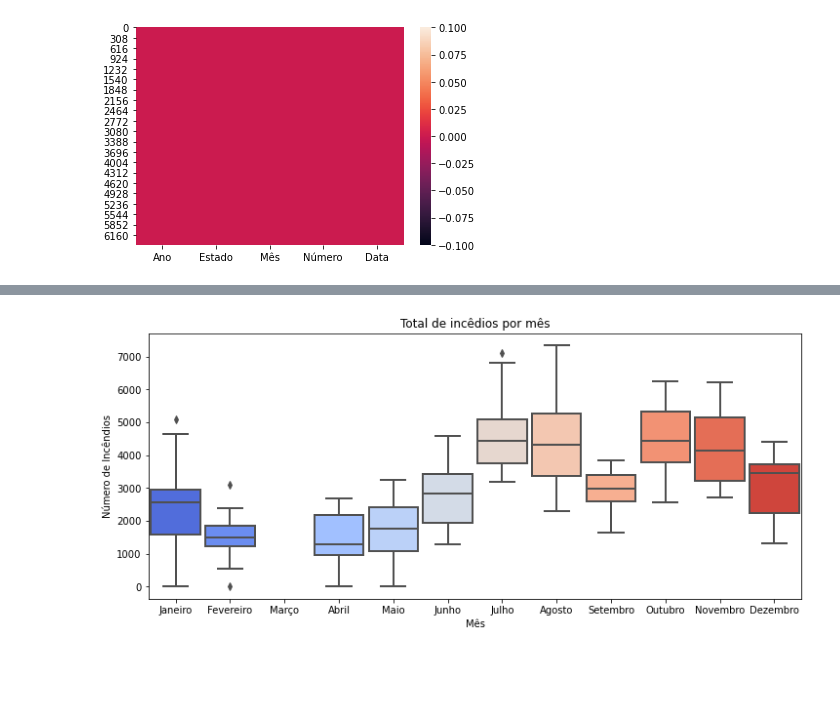
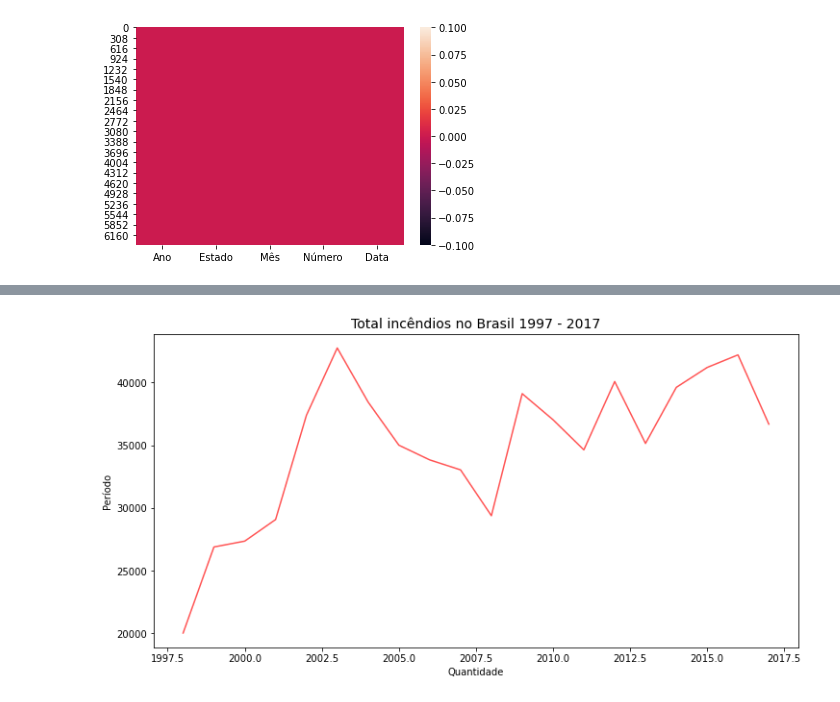
Before and after one commit to isaacuchoa/incendiosFlorestais, a Jupyter notebook: incediosFlorestais.ipynb, the cells around one changed output, grey strips where cells are left out. Cells and saved outputs as stored; diff of their text form; code cells hidden in the pictures; blank space fills up the shorter version.

Commit message:
Adcionando gráfico por ano

```diff
--- a/incediosFlorestais.ipynb
+++ b/incediosFlorestais.ipynb
@@ -89,12 +66,11 @@ plt.ylabel("Período");
-# %%
-calc = file.groupby(by=['Ano','Mês']).sum().reset_index()
-
-# Gráfico das queimadas por ano e mês
-plt.figure(figsize=(12,5))
-
-plt.title("Total de incêdios por mês")
-sns.boxplot (data=calc, x='Mês', y='Número',palette='coolwarm', saturation=1, width=0.9,linewidth=2,
-             order=['Janeiro','Fevereiro','Março','Abril','Maio','Junho','Julho','Agosto','Setembro','Outubro','Novembro','Dezembro']);
-plt.ylabel('Número de Incêndios');
-# %% [output]
-[figure, removed]
+# %%
+# gráfico das queimadas por ano
+plt.figure(figsize=(12,6));
+
+plt.title("Total incêndios no Brasil 1997 - 2017", loc='center', fontsize=14)
+sns.lineplot(data=analise, x='Ano', y='Número', estimator='sum', color='#ff5555');
+
+plt.xlabel('Quantidade')
+plt.ylabel("Período");
+# %% [output]
+[figure, added]
```
Also changed, not shown: parts of 8 cells of this notebook.
